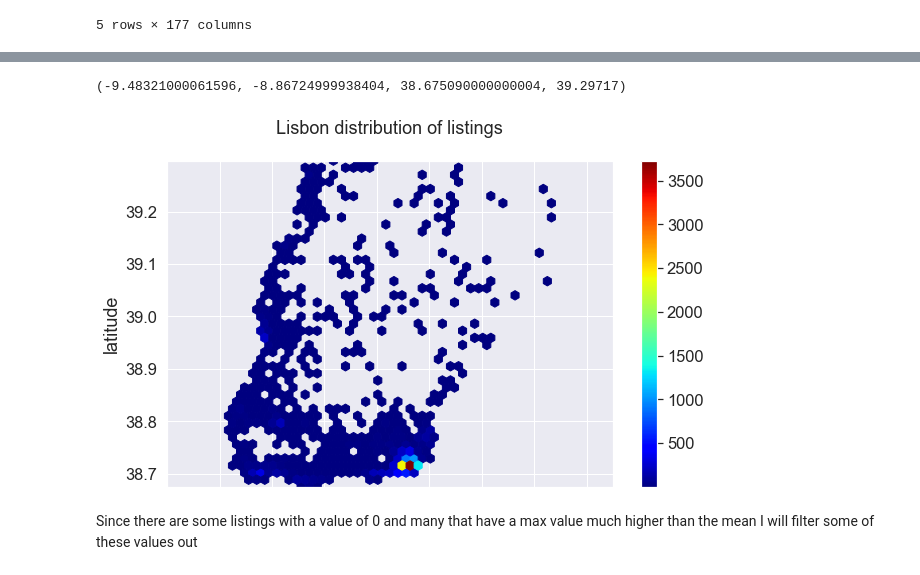
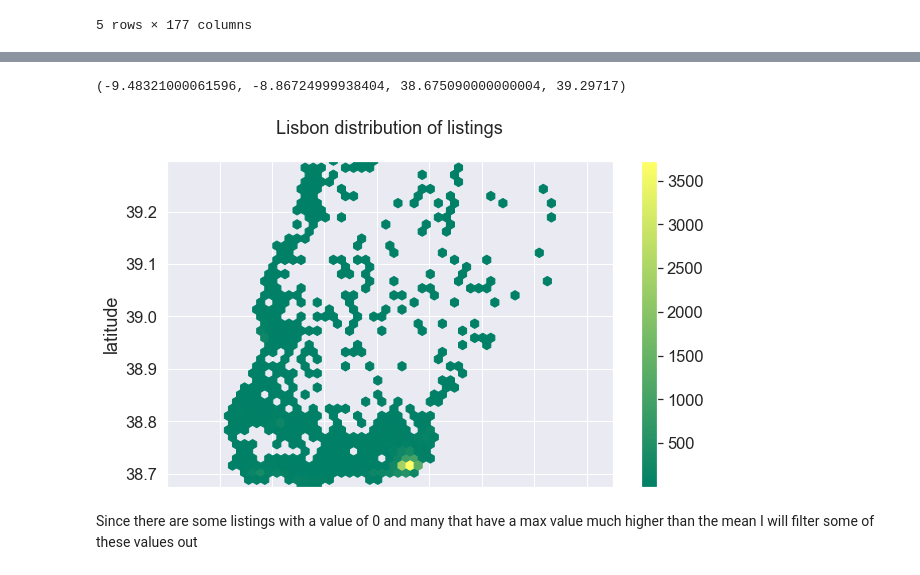
Before and after one commit to sousablde/Airbnb-A-tale-of-2-cities, a Jupyter notebook: Airbnb_a_tale_of_2_cities.ipynb, the cells around one changed output, grey strips where cells are left out. Drawn from its saved outputs; the diff is of its cells as text; code cells hidden in the pictures.

```diff
--- a/Airbnb_a_tale_of_2_cities.ipynb
+++ b/Airbnb_a_tale_of_2_cities.ipynb
@@ -1699,9 +1678,9 @@ porto_listings_c.plot(kind='hexbin', x='longitude', y='latitude', gridsize=40,
 # %%
 lisbon_listings_c.plot(kind='hexbin', x='longitude', y='latitude', gridsize=40,
-    colormap = 'jet',mincnt=1,title = 'Lisbon distribution of listings\n', figsize=(10,6)).axis('equal')
+    colormap = 'summer',mincnt=1,title = 'Lisbon distribution of listings\n', figsize=(10,6)).axis('equal')
 # %% [output]
 (-9.48321000061596, -8.86724999938404, 38.675090000000004, 39.29717)
-[figure, old version]
+[figure, new version]
 # %% [markdown]
 Since there are some listings with a value of 0 and many that have a max value much higher than the mean I will filter some of these values out
 # %%
```
Also changed, not shown: parts of 2 cells of this notebook, 1 other file.
